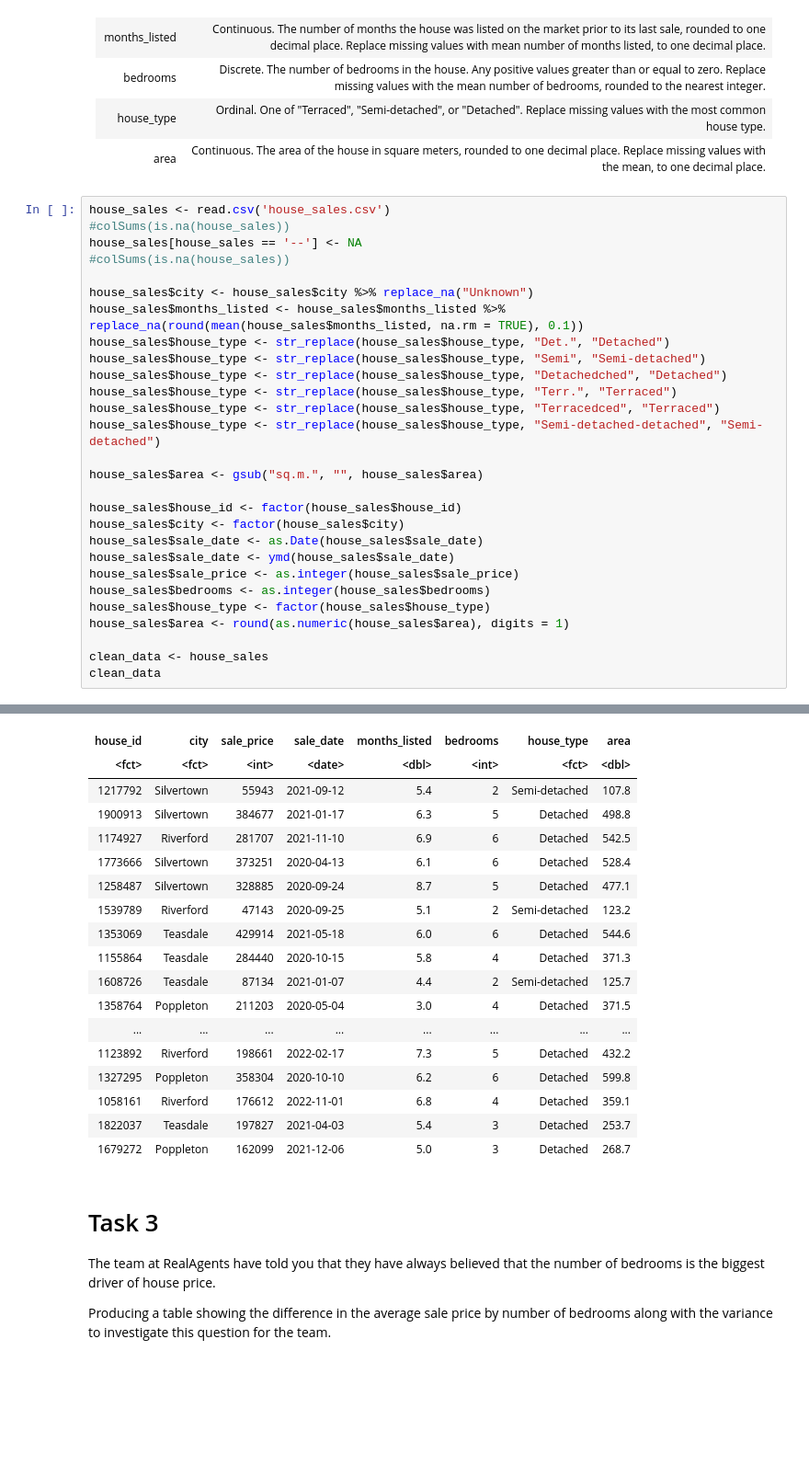
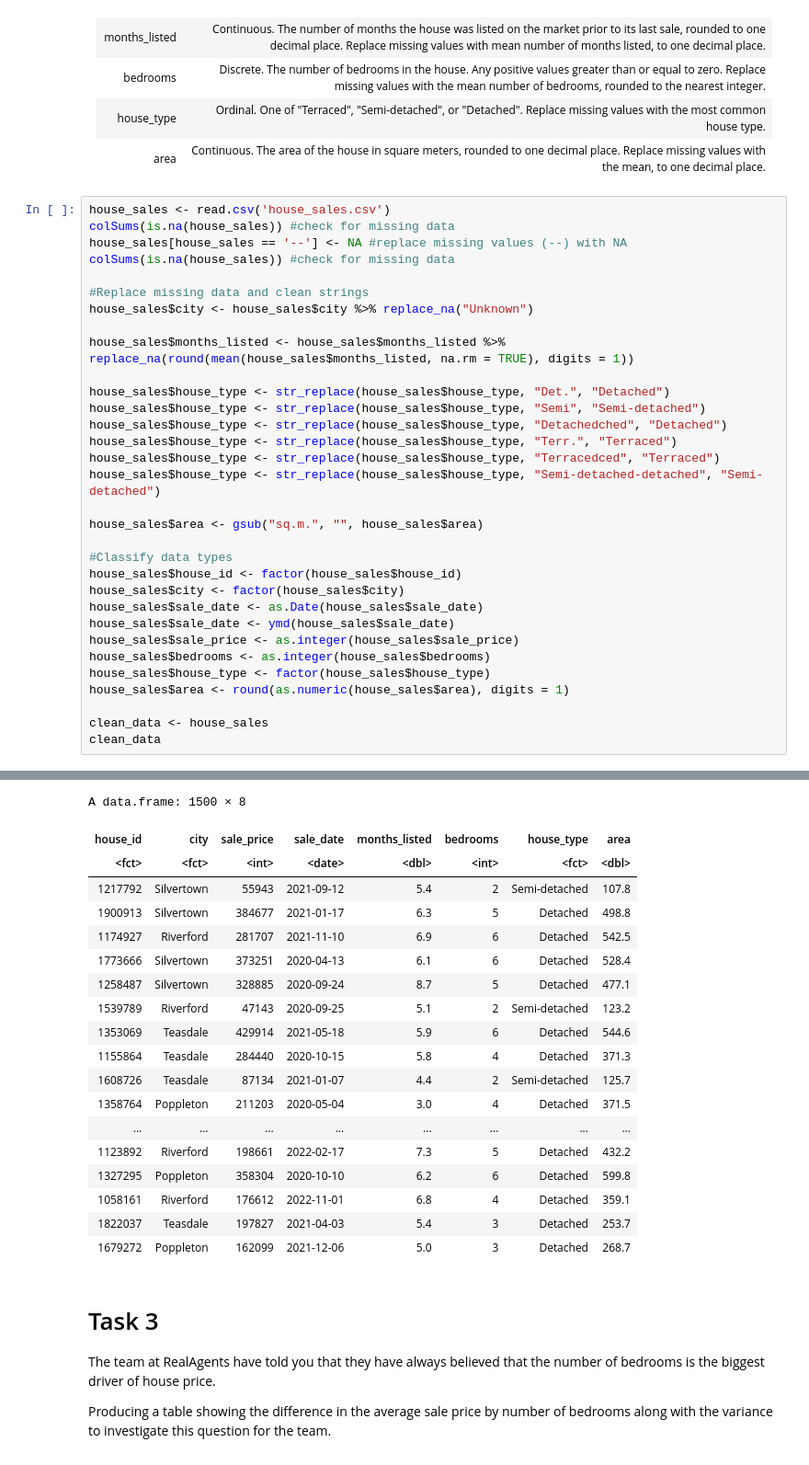
Before and after one commit to pattybrown/Data-Scientist-Associate-Project, a Jupyter notebook: notebook.ipynb, the cells around one changed output, grey strips where cells are left out. Shown: that part at 92% size. Saved outputs shown, nothing was run; the diff lists cells and outputs as text; blank space fills up the shorter version.

```diff
--- a/notebook.ipynb
+++ b/notebook.ipynb
@@ -78,12 +96,15 @@ Create a cleaned version of the dataframe.
 | area      | Continuous. </br>The area of the house in square meters, rounded to one decimal place. </br>Replace missing values with the mean, to one decimal place. |
 # %%
 house_sales <- read.csv('house_sales.csv')
-#colSums(is.na(house_sales))
-house_sales[house_sales == '--'] <- NA
-#colSums(is.na(house_sales))
+colSums(is.na(house_sales)) #check for missing data
+house_sales[house_sales == '--'] <- NA #replace missing values (--) with NA
+colSums(is.na(house_sales)) #check for missing data
 
+#Replace missing data and clean strings
 house_sales$city <- house_sales$city %>% replace_na("Unknown")
-house_sales$months_listed <- house_sales$months_listed %>% replace_na(round(mean(house_sales$months_listed, na.rm = TRUE), 0.1))
+
+house_sales$months_listed <- house_sales$months_listed %>% replace_na(round(mean(house_sales$months_listed, na.rm = TRUE), digits = 1))
+
 house_sales$house_type <- str_replace(house_sales$house_type, "Det.", "Detached")
 house_sales$house_type <- str_replace(house_sales$house_type, "Semi", "Semi-detached")
 house_sales$house_type <- str_replace(house_sales$house_type, "Detachedched", "Detached")
@@ -93,6 +114,7 @@ house_sales$house_type <- str_replace(house_sales$house_type, "Semi-detached-det
 
 house_sales$area <- gsub("sq.m.", "", house_sales$area)
 
+#Classify data types
 house_sales$house_id <- factor(house_sales$house_id)
 house_sales$city <- factor(house_sales$city)
 house_sales$sale_date <- as.Date(house_sales$sale_date)
@@ -109,12 +138,13 @@ A data.frame: 1500 × 8
+A data.frame: 1500 × 8
 | house_id | city | sale_price | sale_date | months_listed | bedrooms | house_type | area |
 | <fct> | <fct> | <int> | <date> | <dbl> | <int> | <fct> | <dbl> |
 | 1217792 | Silvertown | 55943 | 2021-09-12 | 5.4 | 2 | Semi-detached | 107.8 |
 | 1900913 | Silvertown | 384677 | 2021-01-17 | 6.3 | 5 | Detached | 498.8 |
 | 1174927 | Riverford | 281707 | 2021-11-10 | 6.9 | 6 | Detached | 542.5 |
 | 1773666 | Silvertown | 373251 | 2020-04-13 | 6.1 | 6 | Detached | 528.4 |
 | 1258487 | Silvertown | 328885 | 2020-09-24 | 8.7 | 5 | Detached | 477.1 |
 | 1539789 | Riverford | 47143 | 2020-09-25 | 5.1 | 2 | Semi-detached | 123.2 |
-| 1353069 | Teasdale | 429914 | 2021-05-18 | 6.0 | 6 | Detached | 544.6 |
+| 1353069 | Teasdale | 429914 | 2021-05-18 | 5.9 | 6 | Detached | 544.6 |
 | 1155864 | Teasdale | 284440 | 2020-10-15 | 5.8 | 4 | Detached | 371.3 |
 | 1608726 | Teasdale | 87134 | 2021-01-07 | 4.4 | 2 | Semi-detached | 125.7 |
 | 1358764 | Poppleton | 211203 | 2020-05-04 | 3.0 | 4 | Detached | 371.5 |
```
Also changed, not shown: parts of 6 cells of this notebook.
